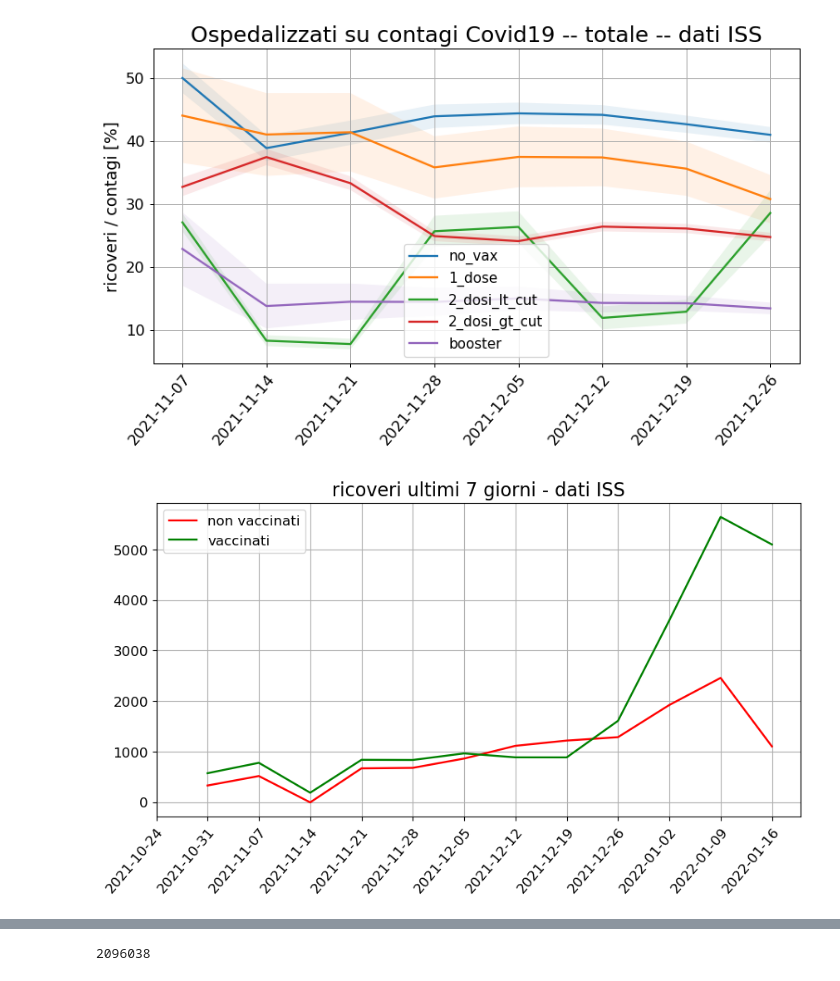
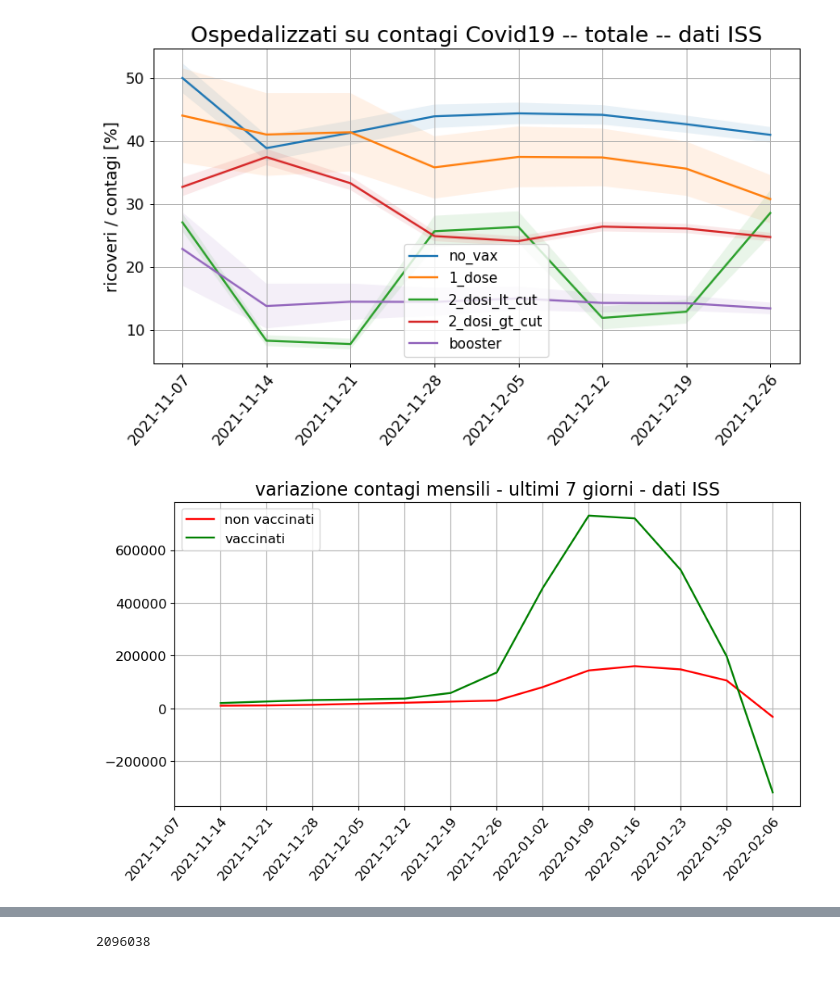
Before and after one commit to thomasmuntzer/covid19, a Jupyter notebook: Italy/iss_bull_analysis.ipynb, the cells around one changed output, grey strips where cells are left out. Cells and saved outputs as stored; diff of their text form; code cells hidden in the pictures.

```diff
--- a/Italy/iss_bull_analysis.ipynb
+++ b/Italy/iss_bull_analysis.ipynb
@@ -138,7 +138,7 @@ df_iss["no_vax_frac_err_lo"] = df_iss["no_vax_frac"] - df_iss["no_vax_frac_err"]
 df_iss["no_vax_frac_err_hi"] = df_iss["no_vax_frac"] + df_iss["no_vax_frac_err"]
 # %%
 for age in sorted(age_values):
-    plt.figure(dpi=90, figsize=(8,4))
+    plt.figure(dpi=90, figsize=(10,5))
     dates_str = []
     dates = []
     for split in ["contagi", "ricoveri", "terapie_intensive", "decessi"]:
@@ -355,17 +355,18 @@ p = get_lethality(df_let,
 df_iss["no_vax_last7"] = df_iss["no_vax"] - df_iss.groupby(["fascia_eta","split"])["no_vax"].shift(1)
 df_iss["vax_last7"] = df_iss["vax"] - df_iss.groupby(["fascia_eta","split"])["vax"].shift(1)
 # %%
-for split in ["ricoveri", "terapie_intensive", "decessi"]:
+for split in ["contagi", "ricoveri", "terapie_intensive", "decessi"]:
     df_plt = df_iss[(df_iss.fascia_eta=="totale") & (df_iss.split==split)].reset_index()
     createXYPlot(df_plt,
              x="data",
              y=["no_vax_last7","vax_last7"],
              labels=["non vaccinati", "vaccinati"],
              colors=["red","green"],
              linewidth=1.7,
              days_interval=1,
-             plots_folder=None,
-             title=f"{split} ultimi 7 giorni - dati ISS"
+             plots_folder=plots_folder,
+             title=f"variazione {split} mensili - ultimi 7 giorni - dati ISS".replace("_"," "),
+             savename=f"{split}_ultimi7"
             )
 # %% [output]
-[figure, old version]
+[figure, new version]
```
Also changed, not shown: parts of 8 cells of this notebook, 9 other files.
